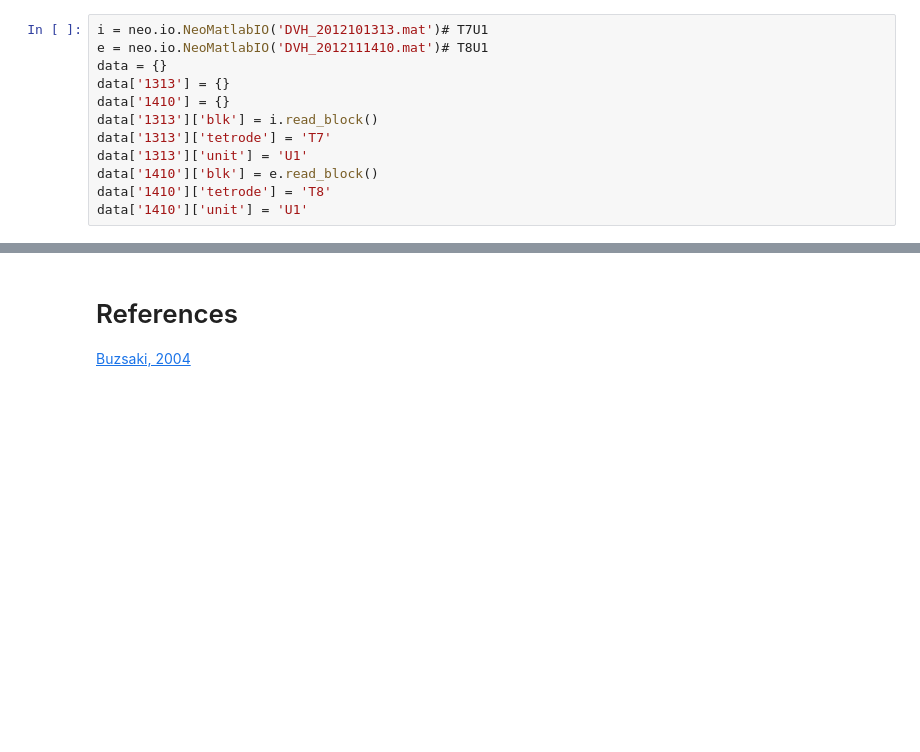
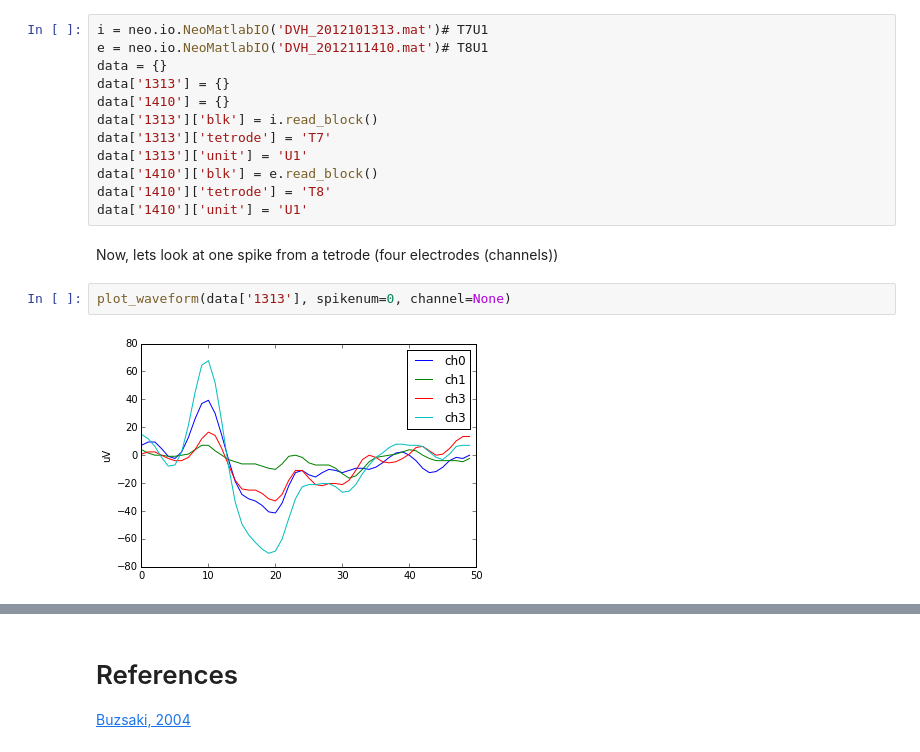
Before and after one commit to CINPLA/SummerSchool2015, a Jupyter notebook: MultiunitExcellAnalysis.ipynb, the cells around one changed output, grey strips where cells are left out. Drawn from its saved outputs; the diff is of its cells as text; blank space fills up the shorter version.

```diff
--- a/MultiunitExcellAnalysis.ipynb
+++ b/MultiunitExcellAnalysis.ipynb
@@ -41,3 +41,9 @@ data['1313']['unit'] = 'U1'
 data['1410']['blk'] = e.read_block()
 data['1410']['tetrode'] = 'T8'
 data['1410']['unit'] = 'U1'
+# %% [markdown]
+Now, lets look at one spike from a tetrode (four electrodes (channels))
+# %%
+plot_waveform(data['1313'], spikenum=0, channel=None)
+# %% [output]
+[figure, added]
```
Also changed, not shown: parts of 14 cells of this notebook, 2 other files.
